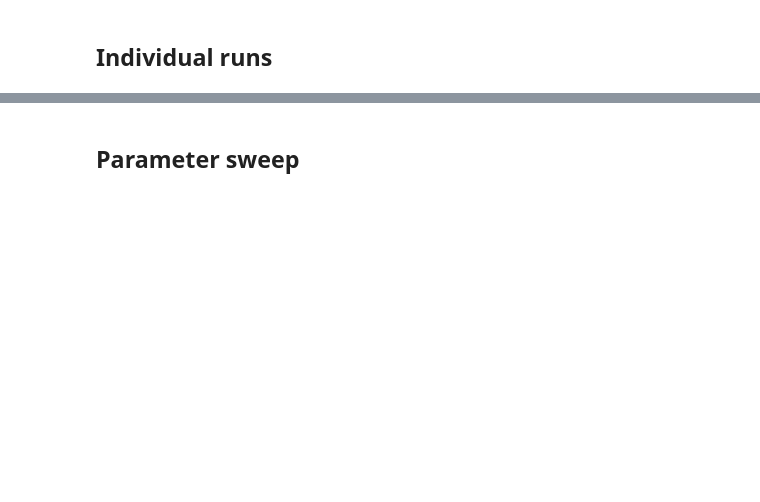
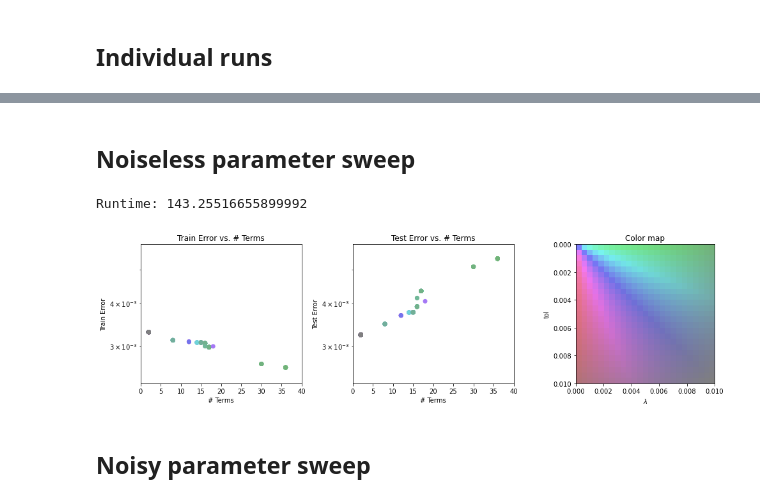
Before and after one commit to znicolaou/manybody, a Jupyter notebook: quantumoscillator.ipynb, the cells around one changed output, grey strips where cells are left out. Drawn from its saved outputs; the diff is of its cells as text; code cells hidden in the pictures; blank space fills up the shorter version.

```diff
--- a/quantumoscillator.ipynb
+++ b/quantumoscillator.ipynb
@@ -148,2 +167,67 @@ u_t = (-0.000583 +0.499821i)u_{xx}
 # %% [markdown]
-## Parameter sweep
+## Noiseless parameter sweep
+# %%
+num=25
+tolmax=0.01
+lambdamax=0.01
+lambdas=lambdamax*np.arange(1,num+1)/num
+tols=tolmax*np.arange(1,num+1)/num
+testerr=np.zeros((num,num))
+trainerr=np.zeros((num,num))
+terms=np.zeros((num,num))
+cs=np.zeros((num,num,2))
+start=timeit.default_timer()
+split=0.5
+
+for i in range(num):
+    for j in range(num):
+        n=len(X)
+        train=np.arange(int(n*split))
+        test = np.setdiff1d(np.arange(n),train)
+        tol=tols[i]
+        lam=lambdas[j]
+        print("%f %f\r"%(tol,lam),end='')
+        w=ZGN_PDE.STRidge(X[train], ut[train], lam, 10, tol, normalize = 0)
+        trainerr[i,j]=np.linalg.norm(ut[train]-X[train].dot(w))/len(train)**0.5
+        testerr[i,j]=np.linalg.norm(ut[test]-X[test].dot(w))/len(test)**0.5
+        terms[i,j]=np.count_nonzero(np.abs(w))
+        cs[i,j]=[tol/tolmax,lam/lambdamax]
+
+stop=timeit.default_timer()
+print("Runtime:", stop-start)
+# %% [output]
+Runtime: 143.25516655899992
+# %%
+xy_colors = xy_color_func(np.reshape(cs,(num*num,2)))
+
+
+fig, ax = plt.subplots(1,3, figsize=(14,4))
+
+plot=ax[0].scatter(np.reshape(terms,num*num),np.reshape(trainerr,num*num),c=xy_colors)
+ax[0].set_yscale('log')
+ax[0].set_xlabel("# Terms")
+ax[0].set_ylabel("Train Error")
+ax[0].set_title("Train Error vs. # Terms")
+ax[0].set_xticks(range(0,41,5))
+ax[0].set_ylim([0.9*np.min([trainerr,testerr]),1.1*np.max([trainerr,testerr])])
+
+plot=ax[1].scatter(np.reshape(terms,num*num),np.reshape(testerr,num*num),c=xy_colors)
+ax[1].set_yscale('log')
+ax[1].set_xlabel("# Terms")
+ax[1].set_ylabel("Test Error")
+ax[1].set_title("Test Error vs. # Terms")
+ax[1].set_xticks(range(0,41,5))
+ax[1].set_ylim([0.9*np.min([trainerr,testerr]),1.1*np.max([trainerr,testerr])])
+
+plot=ax[2].imshow(np.reshape(xy_colors,(num,num,3)),extent=(0,lambdamax,tolmax,0),aspect=lambdamax/tolmax)
+ax[2].set_xlabel("$\lambda$")
+ax[2].set_ylabel("tol")
+ax[2].set_title("Color map")
+
+plt.tight_layout()
+plt.savefig('noiseless.pdf')
+plt.show()
+# %% [output]
+[figure, added]
+# %% [markdown]
+## Noisy parameter sweep
```
Also changed, not shown: parts of 12 cells of this notebook.
